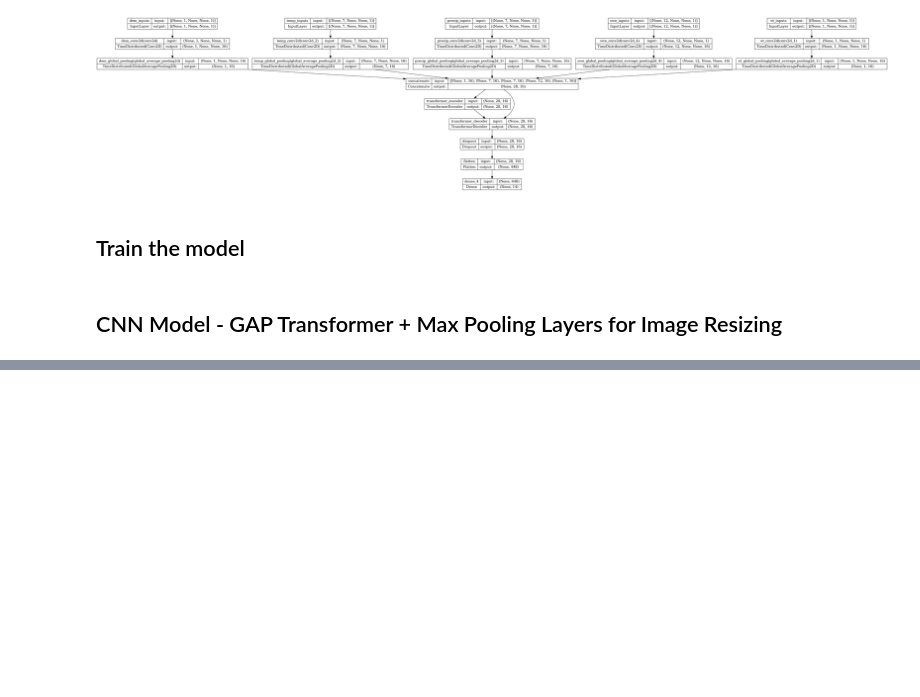
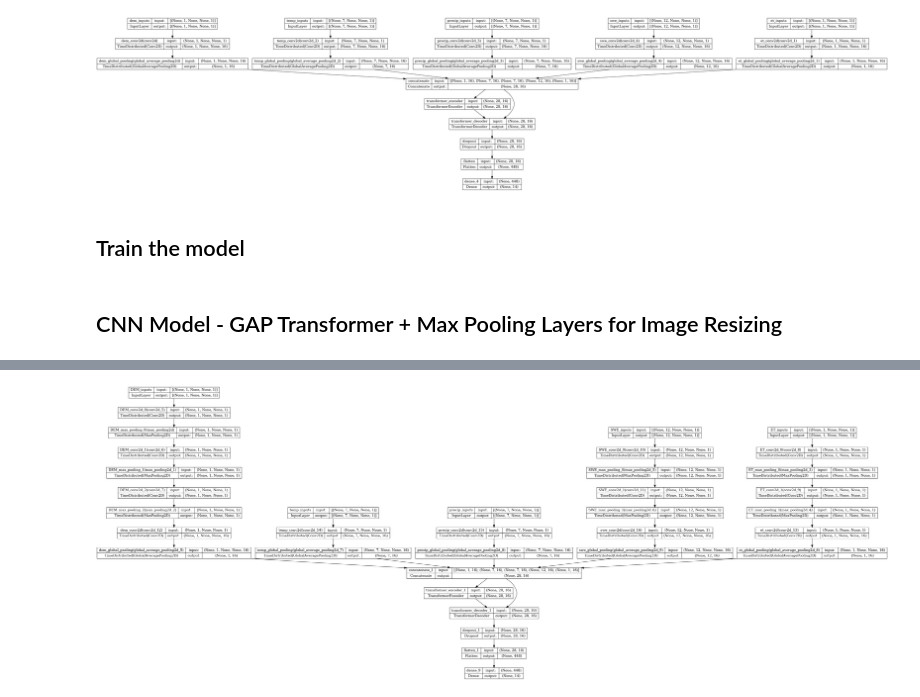
Before and after one commit to MIDS-capstone-fate-of-snow/discharge-estimation, a Jupyter notebook: models/CNN Models.ipynb, the cells around one changed output, grey strips where cells are left out. Cells and saved outputs as stored; diff of their text form; code cells hidden in the pictures; blank space fills up the shorter version.

Commit message:
add class version of maxpooling cnn model to notebook

```diff
--- a/models/CNN Models.ipynb
+++ b/models/CNN Models.ipynb
@@ -269,0 +268,12 @@ model.fit(train_data, epochs=1, batch_size=1, steps_per_epoch=STEPS_PER_EPOCH,
+# %%
+architecture = GAPTransMaxArchitecture()
+
+gap_trans_max_model = architecture.get_model(
+    kernal=(2, 2), strides=(1, 1),
+    n_days_precip=7, n_days_temp=7,
+    n_swe=12,
+    enc_embed_dim=16, enc_dense_dim=32, enc_num_heads=2,
+    dec_embed_dim=16, dec_dense_dim=32, dec_num_heads=2,
+    n_y=14, hidden_dim=16, dropout=0.5, cnn_activation="relu"
+)
+gap_trans_max_model.summary()
@@ -269,0 +298,4 @@ model.fit(train_data, epochs=1, batch_size=1, steps_per_epoch=STEPS_PER_EPOCH,
+# %%
+keras.utils.plot_model(gap_trans_max_model, "gap_trans_max_model.png", show_shapes=True)
+# %% [output]
+[figure, added]
```
Also changed, not shown: parts of 7 cells of this notebook.
